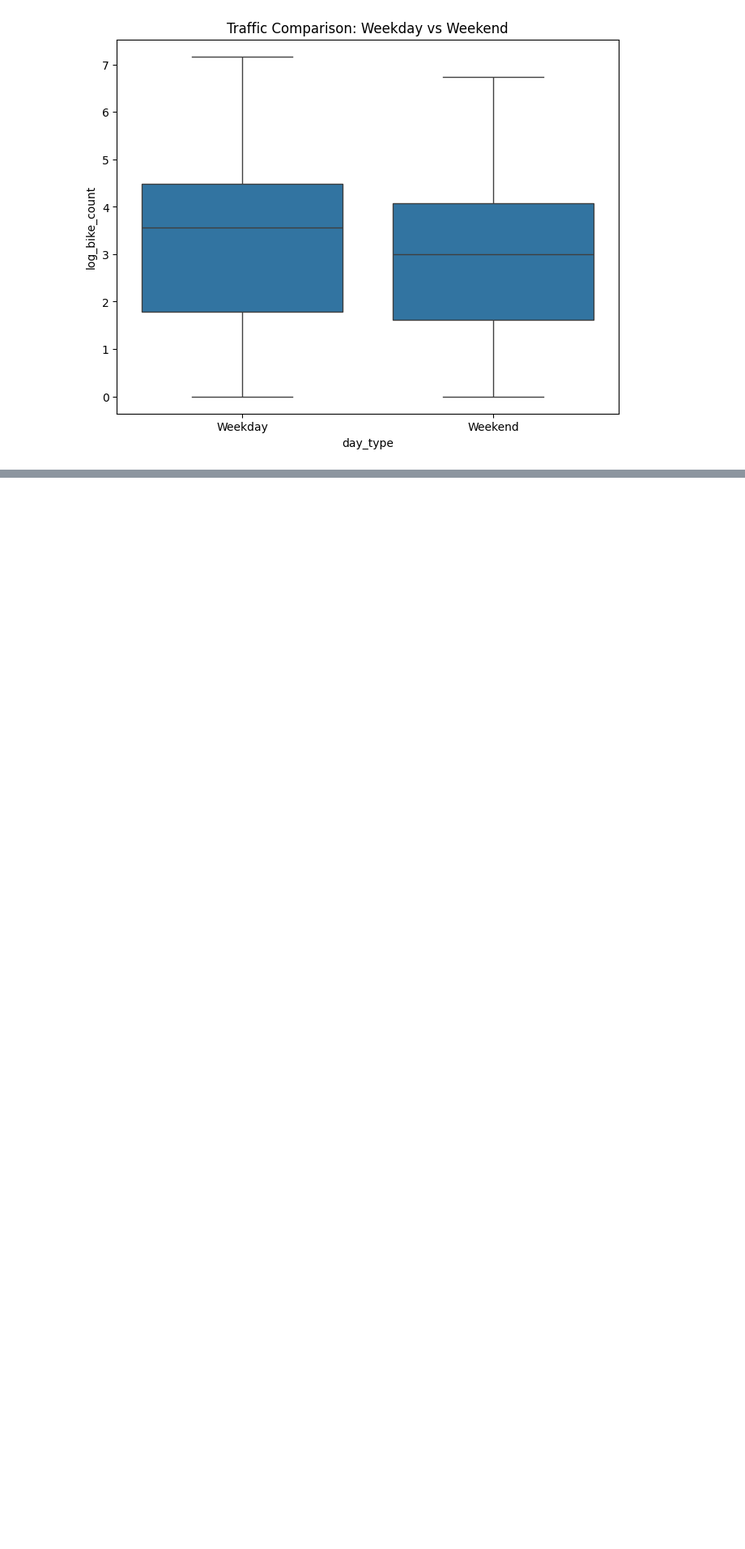
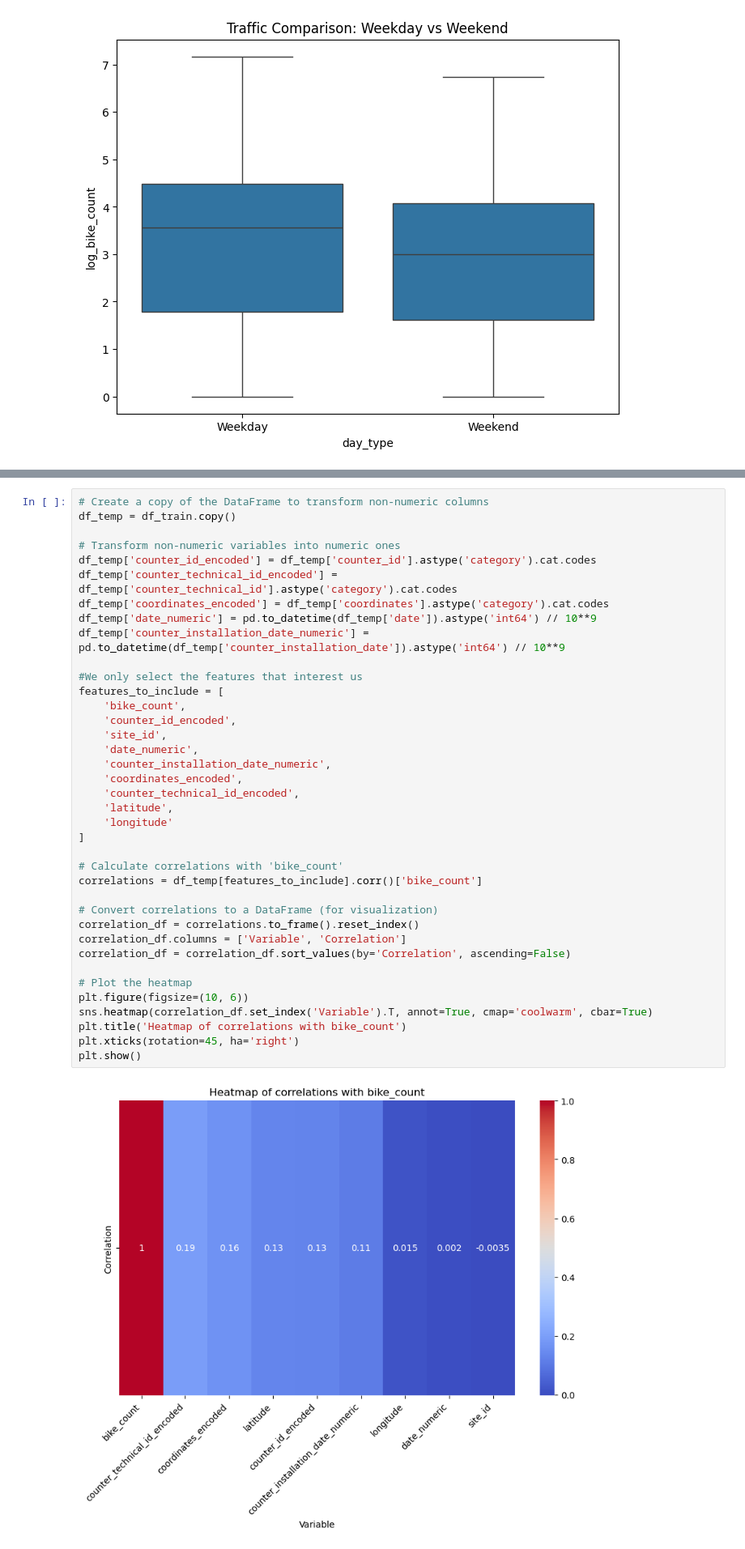
Before and after one commit to louis-leibo/bike_counters, a Jupyter notebook: Dev_by_sam_&_louis/EDA.ipynb, the cells around one changed output, grey strips where cells are left out. Shown at 81% size. Cells and saved outputs as stored; diff of their text form; blank space fills up the shorter version.

```diff
--- a/Dev_by_sam_&_louis/EDA.ipynb
+++ b/Dev_by_sam_&_louis/EDA.ipynb
@@ -249 +276,41 @@ plt.show()
+# %%
+# Create a copy of the DataFrame to transform non-numeric columns
+df_temp = df_train.copy()
+
+# Transform non-numeric variables into numeric ones
+df_temp['counter_id_encoded'] = df_temp['counter_id'].astype('category').cat.codes
+df_temp['counter_technical_id_encoded'] = df_temp['counter_technical_id'].astype('category').cat.codes
+df_temp['coordinates_encoded'] = df_temp['coordinates'].astype('category').cat.codes
+df_temp['date_numeric'] = pd.to_datetime(df_temp['date']).astype('int64') // 10**9
+df_temp['counter_installation_date_numeric'] = pd.to_datetime(df_temp['counter_installation_date']).astype('int64') // 10**9
+
+#We only select the features that interest us
+features_to_include = [
+    'bike_count',
+    'counter_id_encoded',
+    'site_id',
+    'date_numeric',
+    'counter_installation_date_numeric',
+    'coordinates_encoded',
+    'counter_technical_id_encoded',
+    'latitude',
+    'longitude'
+]
+
+# Calculate correlations with 'bike_count'
+correlations = df_temp[features_to_include].corr()['bike_count']
+
+# Convert correlations to a DataFrame (for visualization)
+correlation_df = correlations.to_frame().reset_index()
+correlation_df.columns = ['Variable', 'Correlation']
+correlation_df = correlation_df.sort_values(by='Correlation', ascending=False)
+
+# Plot the heatmap
+plt.figure(figsize=(10, 6))
+sns.heatmap(correlation_df.set_index('Variable').T, annot=True, cmap='coolwarm', cbar=True)
+plt.title('Heatmap of correlations with bike_count')
+plt.xticks(rotation=45, ha='right')
+plt.show()
+# %% [output]
+[figure, added]
 # %% [markdown]
```
Also changed, not shown: parts of 7 cells of this notebook, 1 other file.
